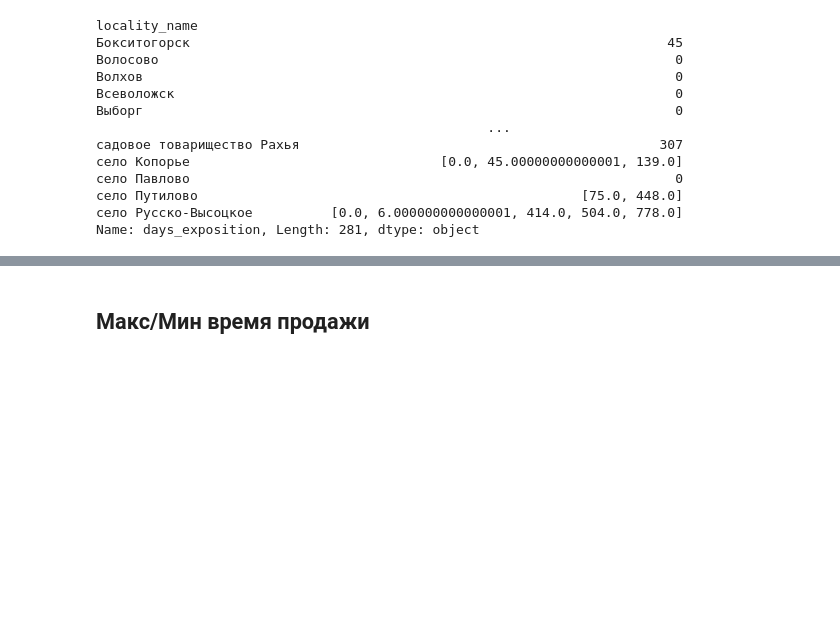
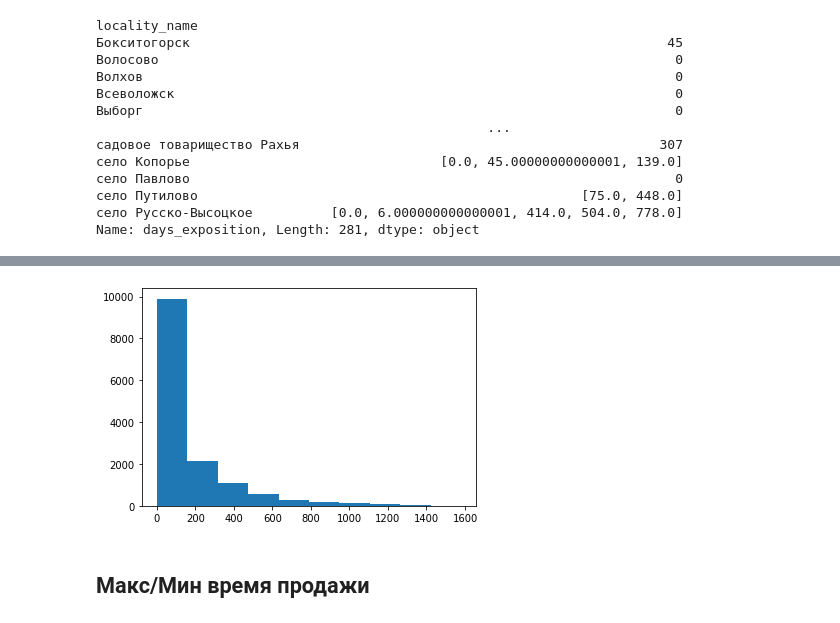
Before and after one commit to qwizor1337/Learning_with_D, a Jupyter notebook: 02/11_02/11_02.ipynb, the cells around one changed output, grey strips where cells are left out. Cells and saved outputs as stored; diff of their text form; code cells hidden in the pictures; blank space fills up the shorter version.

```diff
--- a/02/11_02/11_02.ipynb
+++ b/02/11_02/11_02.ipynb
@@ -411,3 +427,8 @@ Name: days_exposition, Length: 281, dtype: object
+# %%
+# диаграмма по кол-ву дней продажи квартиры
+plt.hist(df['days_exposition']);
+# %% [output]
+[figure, added]
 # %% [markdown]
 ## Макс/Мин время продажи
 # %%
```
Also changed, not shown: parts of 1 cell of this notebook.
